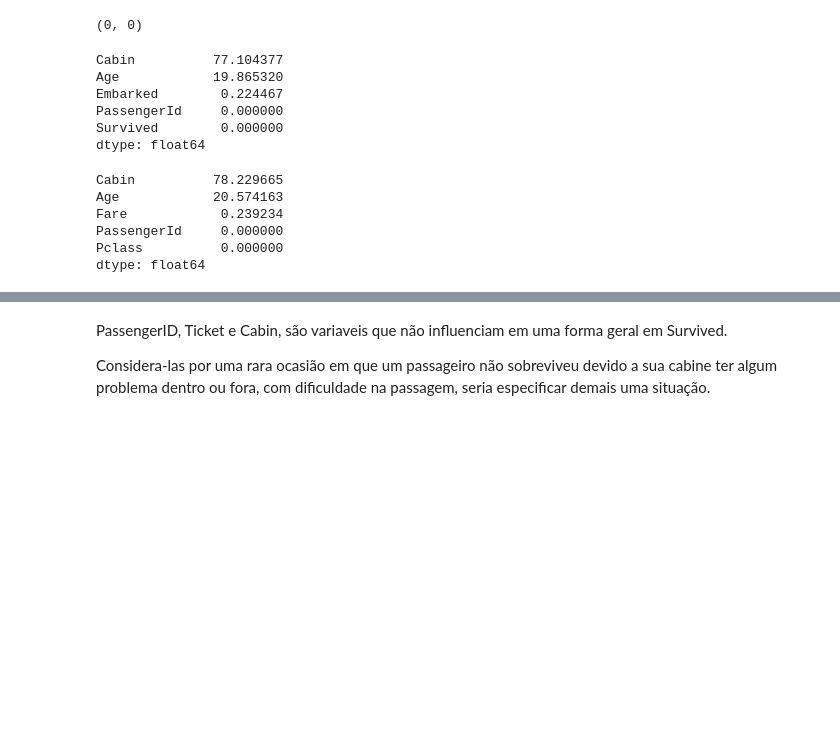
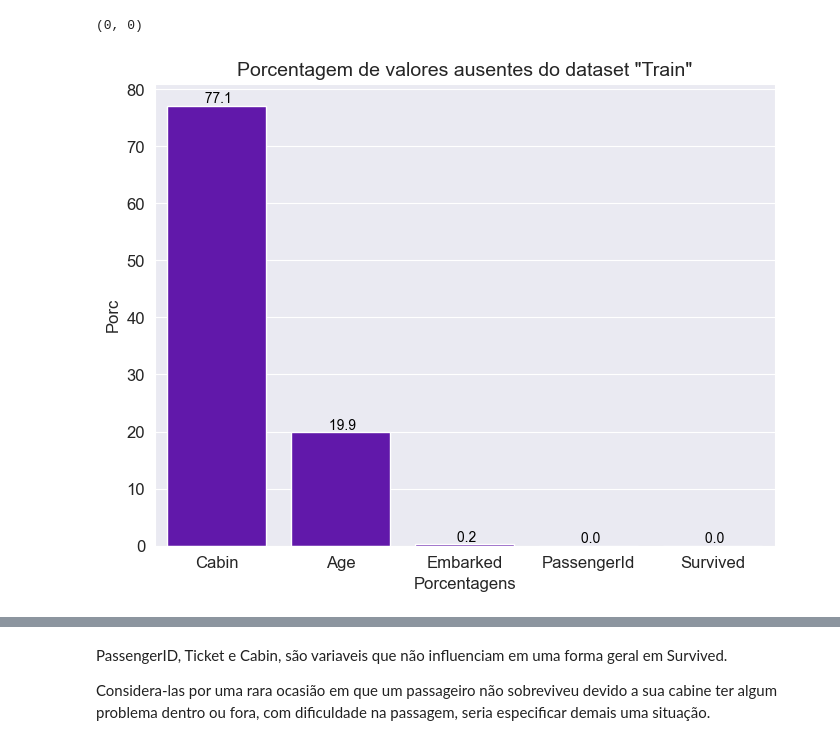
Before and after one commit to DougTeixeira/Titanic---Machine-Learning-from-Disaster, a Jupyter notebook: titanic-machine-learning-from-disaster.ipynb, the cells around one changed output, grey strips where cells are left out. Saved outputs shown, nothing was run; the diff lists cells and outputs as text; code cells hidden in the pictures; blank space fills up the shorter version.

Commit message:
Kaggle Notebook | Titanic - Machine Learning from Disaster | Final

```diff
--- a/titanic-machine-learning-from-disaster.ipynb
+++ b/titanic-machine-learning-from-disaster.ipynb
@@ -91,9 +89,9 @@ def bar_porc(df, colum):
 # %% [markdown]
 ## Carregamento e descrição dos dados
 # %%
-train = pd.read_csv('/kaggle/input/titanic/train.csv')
-test = pd.read_csv('/kaggle/input/titanic/test.csv')
-result = pd.read_csv('/kaggle/input/titanic/gender_submission.csv')
+train = pd.read_csv('train_titanic.csv')
+test = pd.read_csv('test_titanic.csv')
+result = pd.read_csv('gender_submission.csv')
 # %%
 result = result['Survived'].values
 # %%
@@ -223,20 +224,17 @@ train.duplicated().sum(), test.duplicated().sum()
 # %% [output]
 (0, 0)
 # %%
-train.isna().sum().sort_values(ascending=False).head()/len(train)*100
+missing_train = train.isna().sum().sort_values(ascending=False).head()/len(train)*100
+missing_train = missing_train.reset_index(name='Porc')
-# %% [output]
-Cabin          77.104377
-Age            19.865320
-Embarked        0.224467
-PassengerId     0.000000
-Survived        0.000000
-dtype: float64
+# %%
+ax = sns.barplot(data=missing_train, x='index', y='Porc',color=my_color)
+bar_label(ax)
+plt.title('Porcentagem de valores ausentes do dataset "Train"')
+plt.xlabel('variáveis')
+plt.xlabel('Porcentagens')
+plt.show()
+# %% [output]
+[figure, added]
 # %%
-test.isna().sum().sort_values(ascending=False).head()/len(test)*100
+missing_test = test.isna().sum().sort_values(ascending=False).head()/len(test)*100
+missing_test = missing_test.reset_index(name='Porc')
-# %% [output]
-Cabin          78.229665
-Age            20.574163
-Fare            0.239234
-PassengerId     0.000000
-Pclass          0.000000
-dtype: float64
```
Also changed, not shown: parts of 17 cells of this notebook.
